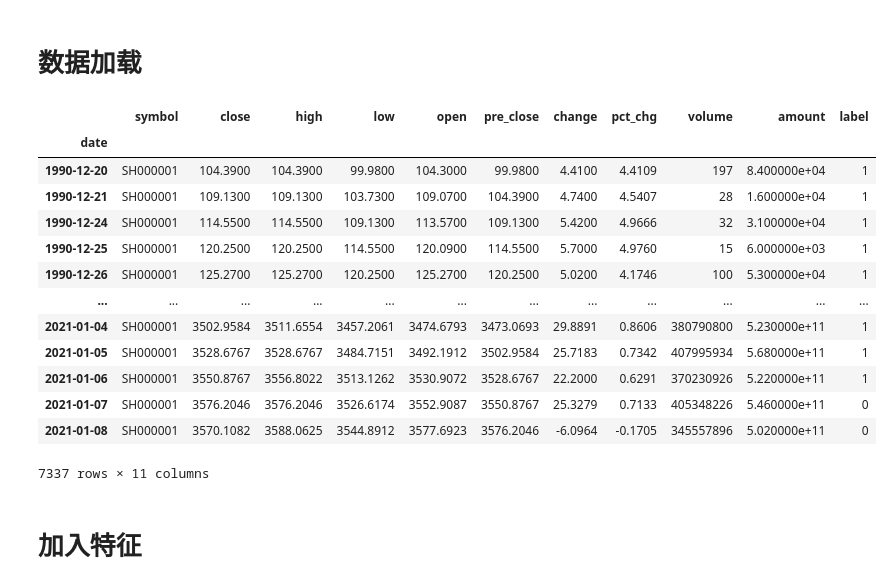
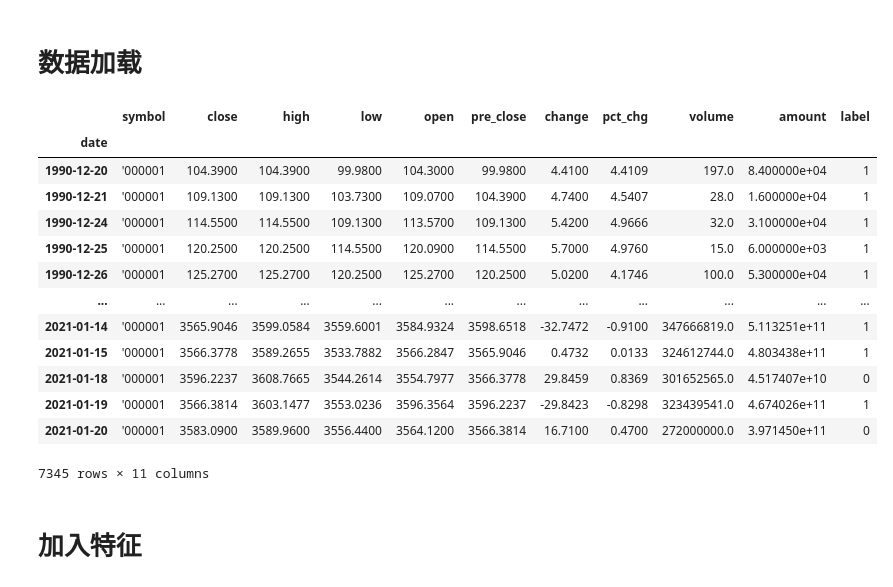
Before and after one commit to Ethan-yh/stock-prediction, a Jupyter notebook: main.ipynb, the cells around one changed output. Saved outputs shown, nothing was run; the diff lists cells and outputs as text; code cells hidden in the pictures.

```diff
--- a/main.ipynb
+++ b/main.ipynb
@@ -9,24 +9,24 @@ import talib as ta
 # 数据加载
 # %%
 # 原始数据
-data_path = './data/pre/SH000001.csv'
+data_path = './data/pre/000001.SH.csv'
 df = pd.read_csv(data_path, index_col=0)
 df
 # %% [output]
 |  | symbol | close | high | low | open | pre_close | change | pct_chg | volume | amount | label |
 | date |  |  |  |  |  |  |  |  |  |  |  |
-| 1990-12-20 | SH000001 | 104.3900 | 104.3900 | 99.9800 | 104.3000 | 99.9800 | 4.4100 | 4.4109 | 197 | 8.400000e+04 | 1 |
-| 1990-12-21 | SH000001 | 109.1300 | 109.1300 | 103.7300 | 109.0700 | 104.3900 | 4.7400 | 4.5407 | 28 | 1.600000e+04 | 1 |
-| 1990-12-24 | SH000001 | 114.5500 | 114.5500 | 109.1300 | 113.5700 | 109.1300 | 5.4200 | 4.9666 | 32 | 3.100000e+04 | 1 |
-| 1990-12-25 | SH000001 | 120.2500 | 120.2500 | 114.5500 | 120.0900 | 114.5500 | 5.7000 | 4.9760 | 15 | 6.000000e+03 | 1 |
-| 1990-12-26 | SH000001 | 125.2700 | 125.2700 | 120.2500 | 125.2700 | 120.2500 | 5.0200 | 4.1746 | 100 | 5.300000e+04 | 1 |
+| 1990-12-20 | '000001 | 104.3900 | 104.3900 | 99.9800 | 104.3000 | 99.9800 | 4.4100 | 4.4109 | 197.0 | 8.400000e+04 | 1 |
+| 1990-12-21 | '000001 | 109.1300 | 109.1300 | 103.7300 | 109.0700 | 104.3900 | 4.7400 | 4.5407 | 28.0 | 1.600000e+04 | 1 |
+| 1990-12-24 | '000001 | 114.5500 | 114.5500 | 109.1300 | 113.5700 | 109.1300 | 5.4200 | 4.9666 | 32.0 | 3.100000e+04 | 1 |
+| 1990-12-25 | '000001 | 120.2500 | 120.2500 | 114.5500 | 120.0900 | 114.5500 | 5.7000 | 4.9760 | 15.0 | 6.000000e+03 | 1 |
+| 1990-12-26 | '000001 | 125.2700 | 125.2700 | 120.2500 | 125.2700 | 120.2500 | 5.0200 | 4.1746 | 100.0 | 5.300000e+04 | 1 |
 | ... | ... | ... | ... | ... | ... | ... | ... | ... | ... | ... | ... |
-| 2021-01-04 | SH000001 | 3502.9584 | 3511.6554 | 3457.2061 | 3474.6793 | 3473.0693 | 29.8891 | 0.8606 | 380790800 | 5.230000e+11 | 1 |
-| 2021-01-05 | SH000001 | 3528.6767 | 3528.6767 | 3484.7151 | 3492.1912 | 3502.9584 | 25.7183 | 0.7342 | 407995934 | 5.680000e+11 | 1 |
-| 2021-01-06 | SH000001 | 3550.8767 | 3556.8022 | 3513.1262 | 3530.9072 | 3528.6767 | 22.2000 | 0.6291 | 370230926 | 5.220000e+11 | 1 |
-| 2021-01-07 | SH000001 | 3576.2046 | 3576.2046 | 3526.6174 | 3552.9087 | 3550.8767 | 25.3279 | 0.7133 | 405348226 | 5.460000e+11 | 0 |
-| 2021-01-08 | SH000001 | 3570.1082 | 3588.0625 | 3544.8912 | 3577.6923 | 3576.2046 | -6.0964 | -0.1705 | 345557896 | 5.020000e+11 | 0 |
+| 2021-01-14 | '000001 | 3565.9046 | 3599.0584 | 3559.6001 | 3584.9324 | 3598.6518 | -32.7472 | -0.9100 | 347666819.0 | 5.113251e+11 | 1 |
+| 2021-01-15 | '000001 | 3566.3778 | 3589.2655 | 3533.7882 | 3566.2847 | 3565.9046 | 0.4732 | 0.0133 | 324612744.0 | 4.803438e+11 | 1 |
+| 2021-01-18 | '000001 | 3596.2237 | 3608.7665 | 3544.2614 | 3554.7977 | 3566.3778 | 29.8459 | 0.8369 | 301652565.0 | 4.517407e+10 | 0 |
+| 2021-01-19 | '000001 | 3566.3814 | 3603.1477 | 3553.0236 | 3596.3564 | 3596.2237 | -29.8423 | -0.8298 | 323439541.0 | 4.674026e+11 | 1 |
+| 2021-01-20 | '000001 | 3583.0900 | 3589.9600 | 3556.4400 | 3564.1200 | 3566.3814 | 16.7100 | 0.4700 | 272000000.0 | 3.971450e+11 | 0 |
-7337 rows × 11 columns
+7345 rows × 11 columns
 # %% [markdown]
 # 加入特征
 # %%
```
Also changed, not shown: parts of 11 cells of this notebook, 4 other files.
